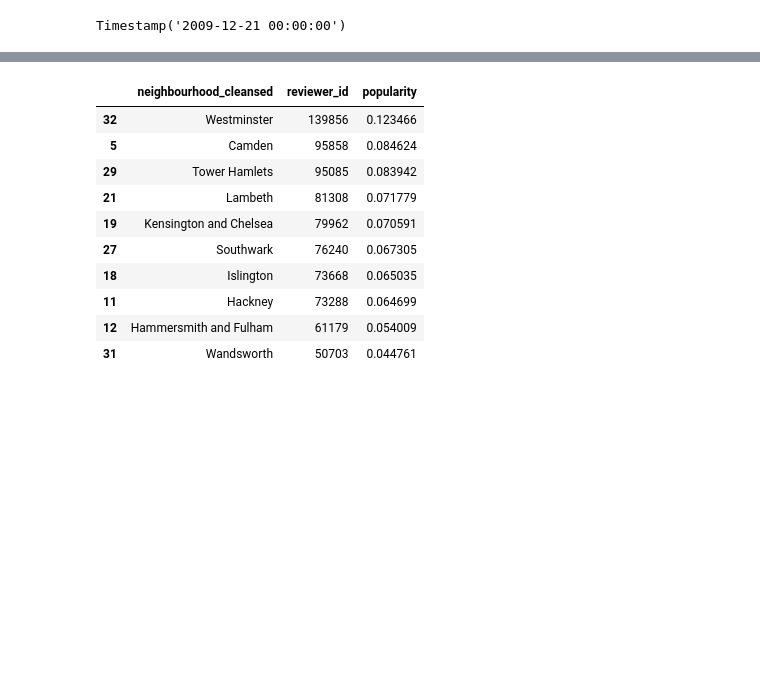
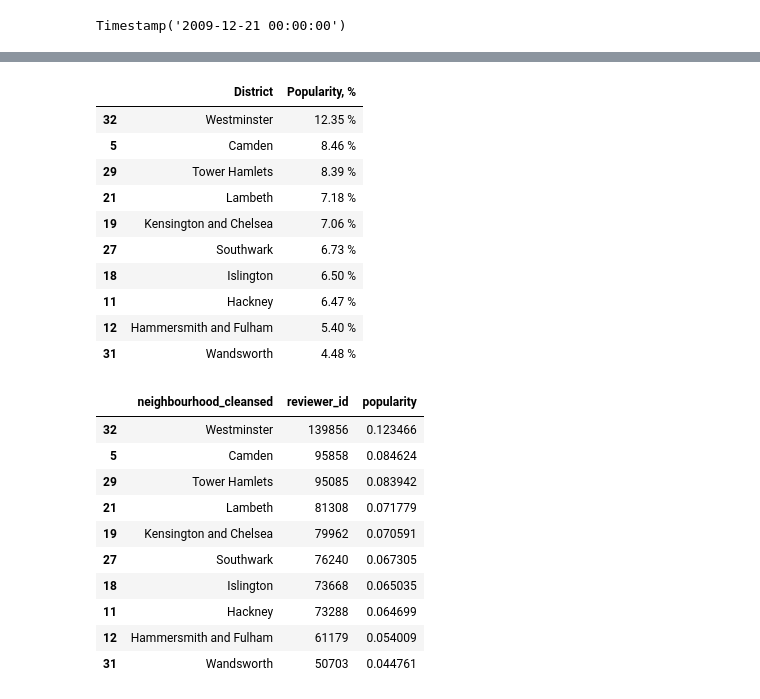
Before and after one commit to belya/test-task, a Jupyter notebook: seasonality.ipynb, the cells around one changed output, grey strips where cells are left out. Saved outputs shown, nothing was run; the diff lists cells and outputs as text; code cells hidden in the pictures; blank space fills up the shorter version.

```diff
--- a/seasonality.ipynb
+++ b/seasonality.ipynb
@@ -41,3 +68,17 @@ regions_popularity_df = regions_popularity_df.sort_values("popularity", ascendin
+# %%
+regions_popularity_df[["District", "Popularity, %"]].iloc[0:10]
+# %% [output]
+|  | District | Popularity, % |
+| 32 | Westminster | 12.35 % |
+| 5 | Camden | 8.46 % |
+| 29 | Tower Hamlets | 8.39 % |
+| 21 | Lambeth | 7.18 % |
+| 19 | Kensington and Chelsea | 7.06 % |
+| 27 | Southwark | 6.73 % |
+| 18 | Islington | 6.50 % |
+| 11 | Hackney | 6.47 % |
+| 12 | Hammersmith and Fulham | 5.40 % |
+| 31 | Wandsworth | 4.48 % |
 # %%
 regions_popularity_df.iloc[0:10]
 # %% [output]
```
Also changed, not shown: parts of 7 cells of this notebook, 8 other files.
